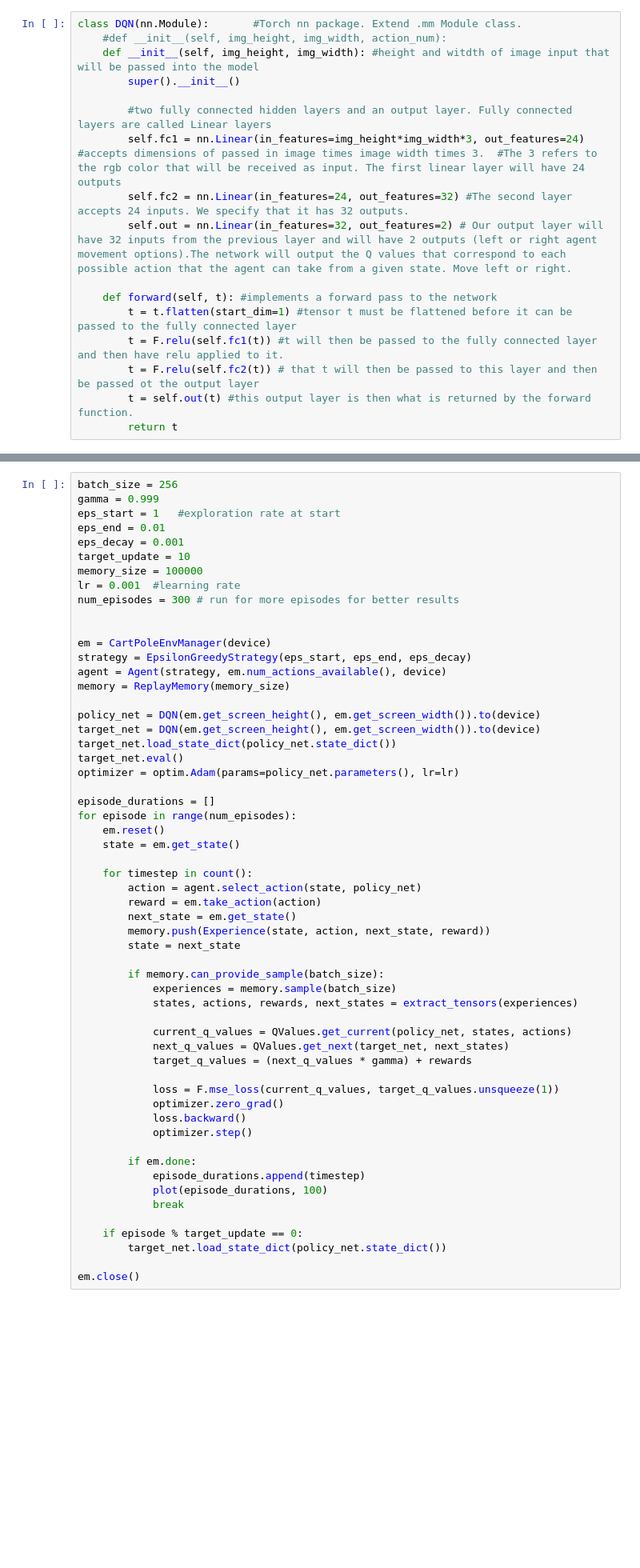
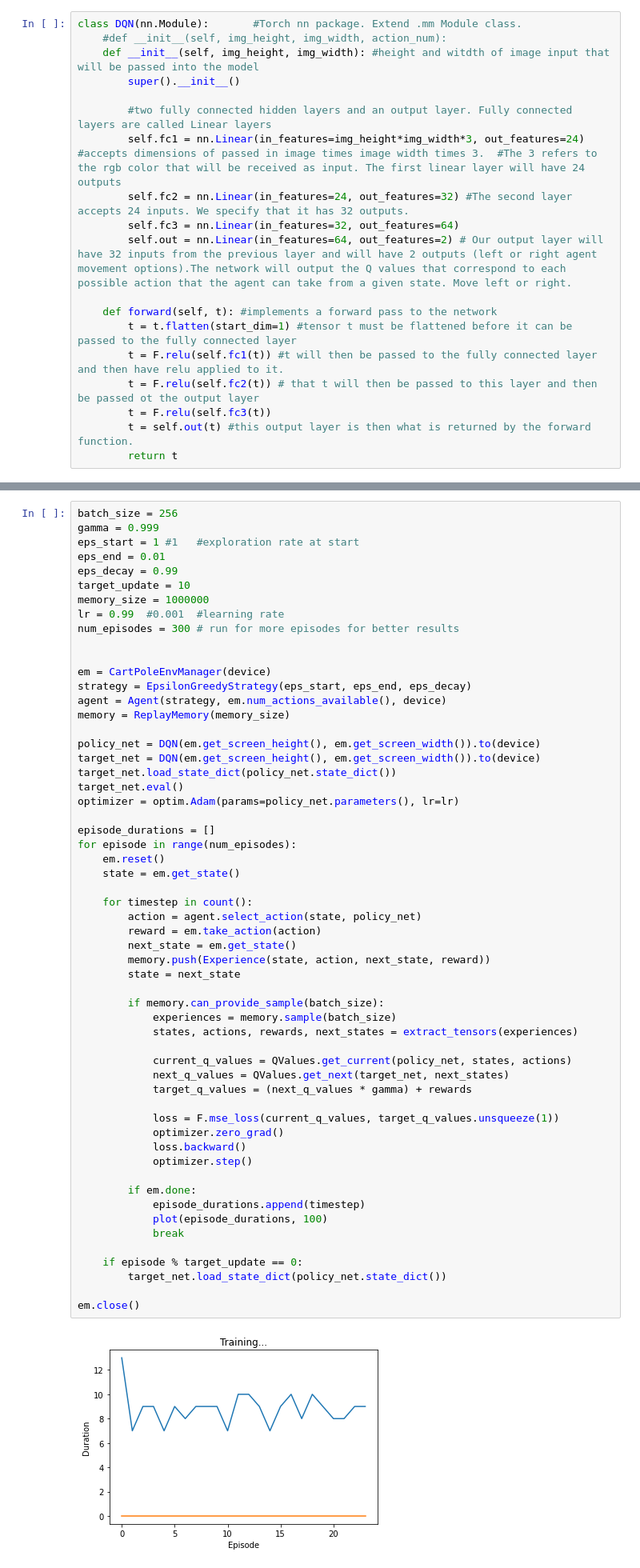
Before and after one commit to Ellezique/Python-workshop-tasks-W3-Deep-Q-Learning, a Jupyter notebook: Part-2-Cart-and-Pole-DQN-deeplizard.ipynb, the cells around one changed output, grey strips where cells are left out. Shown: that part at 80% size. Drawn from its saved outputs; the diff is of its cells as text; blank space fills up the shorter version.

```diff
--- a/Part-2-Cart-and-Pole-DQN-deeplizard.ipynb
+++ b/Part-2-Cart-and-Pole-DQN-deeplizard.ipynb
@@ -69,12 +67,14 @@ class DQN(nn.Module):       #Torch nn package. Extend .mm Module class.
         #two fully connected hidden layers and an output layer. Fully connected layers are called Linear layers
         self.fc1 = nn.Linear(in_features=img_height*img_width*3, out_features=24) #accepts dimensions of passed in image times image width times 3.  #The 3 refers to the rgb color that will be received as input. The first linear layer will have 24 outputs
         self.fc2 = nn.Linear(in_features=24, out_features=32) #The second layer accepts 24 inputs. We specify that it has 32 outputs.
-        self.out = nn.Linear(in_features=32, out_features=2) # Our output layer will have 32 inputs from the previous layer and will have 2 outputs (left or right agent movement options).The network will output the Q values that correspond to each possible action that the agent can take from a given state. Move left or right.
+        self.fc3 = nn.Linear(in_features=32, out_features=64)
+        self.out = nn.Linear(in_features=64, out_features=2) # Our output layer will have 32 inputs from the previous layer and will have 2 outputs (left or right agent movement options).The network will output the Q values that correspond to each possible action that the agent can take from a given state. Move left or right.
 
     def forward(self, t): #implements a forward pass to the network
         t = t.flatten(start_dim=1) #tensor t must be flattened before it can be passed to the fully connected layer
         t = F.relu(self.fc1(t)) #t will then be passed to the fully connected layer and then have relu applied to it.
         t = F.relu(self.fc2(t)) # that t will then be passed to this layer and then be passed ot the output layer
+        t = F.relu(self.fc3(t))
         t = self.out(t) #this output layer is then what is returned by the forward function.
         return t
 # %% [markdown]
@@ -360,12 +385,12 @@ print("Using device", device.type, device)
 # %%
 batch_size = 256
 gamma = 0.999
-eps_start = 1   #exploration rate at start
+eps_start = 1 #1   #exploration rate at start
 eps_end = 0.01
-eps_decay = 0.001
+eps_decay = 0.99
 target_update = 10
-memory_size = 100000
-lr = 0.001  #learning rate
+memory_size = 1000000
+lr = 0.99  #0.001  #learning rate
 num_episodes = 300 # run for more episodes for better results
 
 
@@ -387,30 +412,32 @@ for episode in range(num_episodes):
 
     for timestep in count():
         action = agent.select_action(state, policy_net)
         reward = em.take_action(action)
         next_state = em.get_state()
         memory.push(Experience(state, action, next_state, reward))
         state = next_state
 
         if memory.can_provide_sample(batch_size):
             experiences = memory.sample(batch_size)
             states, actions, rewards, next_states = extract_tensors(experiences)
 
             current_q_values = QValues.get_current(policy_net, states, actions)
             next_q_values = QValues.get_next(target_net, next_states)
             target_q_values = (next_q_values * gamma) + rewards
 
             loss = F.mse_loss(current_q_values, target_q_values.unsqueeze(1))
             optimizer.zero_grad()
             loss.backward()
             optimizer.step()
 
         if em.done:
             episode_durations.append(timestep)
             plot(episode_durations, 100)
             break
 
     if episode % target_update == 0:
         target_net.load_state_dict(policy_net.state_dict())
 
 em.close()
+# %% [output]
+[figure, added]
```
Also changed, not shown: parts of 13 cells of this notebook, 3 other files.
